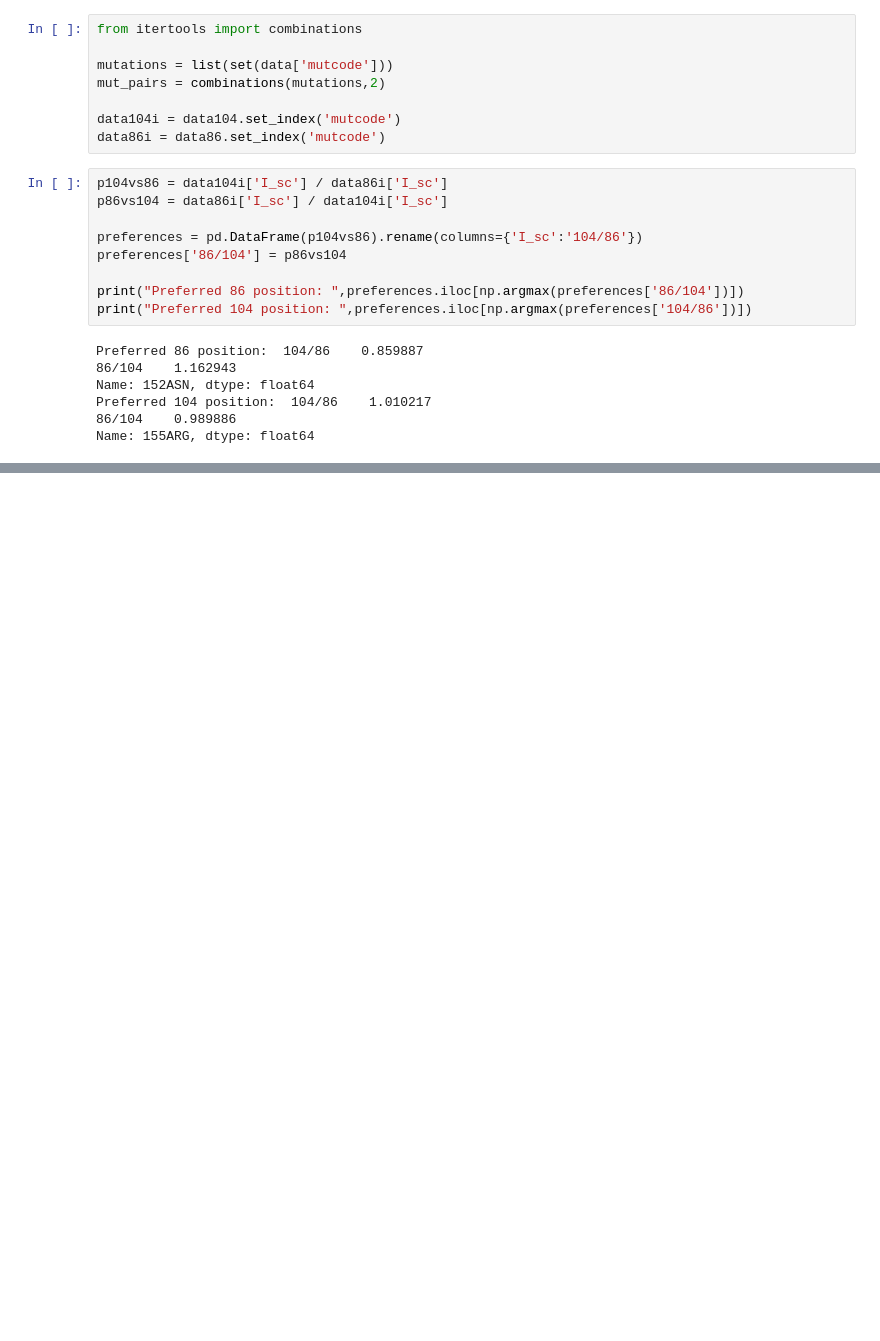
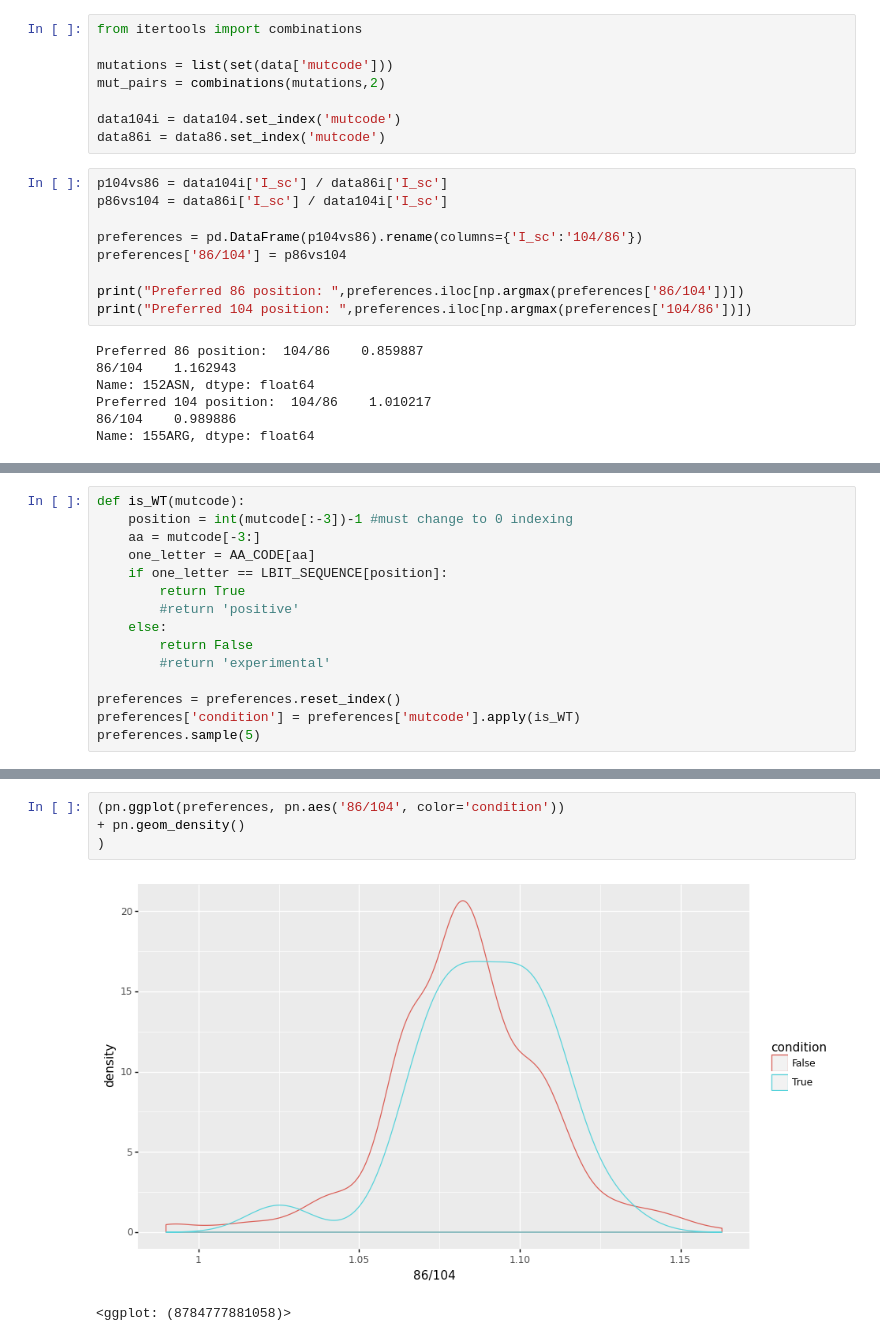
Before and after one commit to c-bun/rosetta-tacc, a Jupyter notebook: notebooks/compare86_104.ipynb, the cells around one changed output, grey strips where cells are left out. Saved outputs shown, nothing was run; the diff lists cells and outputs as text; blank space fills up the shorter version.

```diff
--- a/notebooks/compare86_104.ipynb
+++ b/notebooks/compare86_104.ipynb
@@ -83,0 +90,15 @@ pn.options.figure_size = (10, 6)
+# %%
+def is_WT(mutcode):
+    position = int(mutcode[:-3])-1 #must change to 0 indexing
+    aa = mutcode[-3:]
+    one_letter = AA_CODE[aa]
+    if one_letter == LBIT_SEQUENCE[position]:
+        return True
+        #return 'positive'
+    else:
+        return False
+        #return 'experimental'
+
+preferences = preferences.reset_index()
+preferences['condition'] = preferences['mutcode'].apply(is_WT)
+preferences.sample(5)
@@ -83,0 +112,7 @@ pn.options.figure_size = (10, 6)
+# %%
+(pn.ggplot(preferences, pn.aes('86/104', color='condition'))
++ pn.geom_density()
+)
+# %% [output]
+[figure, added]
+<ggplot: (8784777881058)>
```
Also changed, not shown: parts of 6 cells of this notebook, 3 other files.
